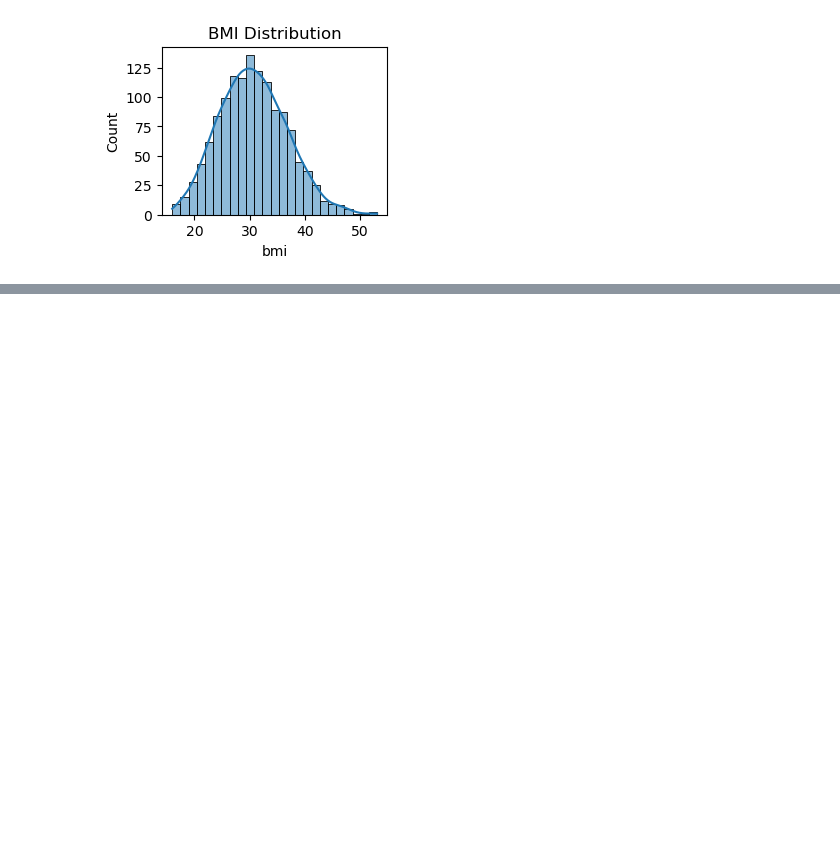
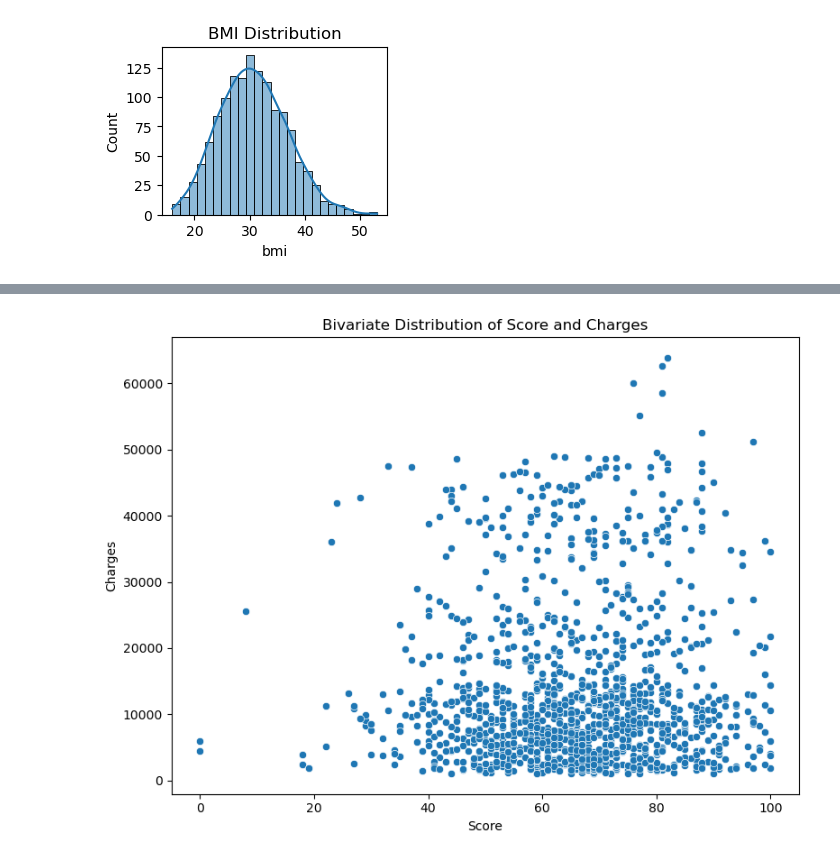
Before and after one commit to AndrewJesse/Task-2-Jupyter, a Jupyter notebook: main.ipynb, the cells around one changed output, grey strips where cells are left out. Saved outputs shown, nothing was run; the diff lists cells and outputs as text; code cells hidden in the pictures; blank space fills up the shorter version.

```diff
--- a/main.ipynb
+++ b/main.ipynb
@@ -88,0 +97,10 @@ Name: count, dtype: int64
+# %%
+plt.figure(figsize=(8, 6))
+sns.scatterplot(x='score', y='charges', data=df)
+plt.title('Bivariate Distribution of Score and Charges')
+plt.xlabel('Score')
+plt.ylabel('Charges')
+plt.tight_layout()
+plt.show()
+# %% [output]
+[figure, added]
```
Also changed, not shown: parts of 8 cells of this notebook.
